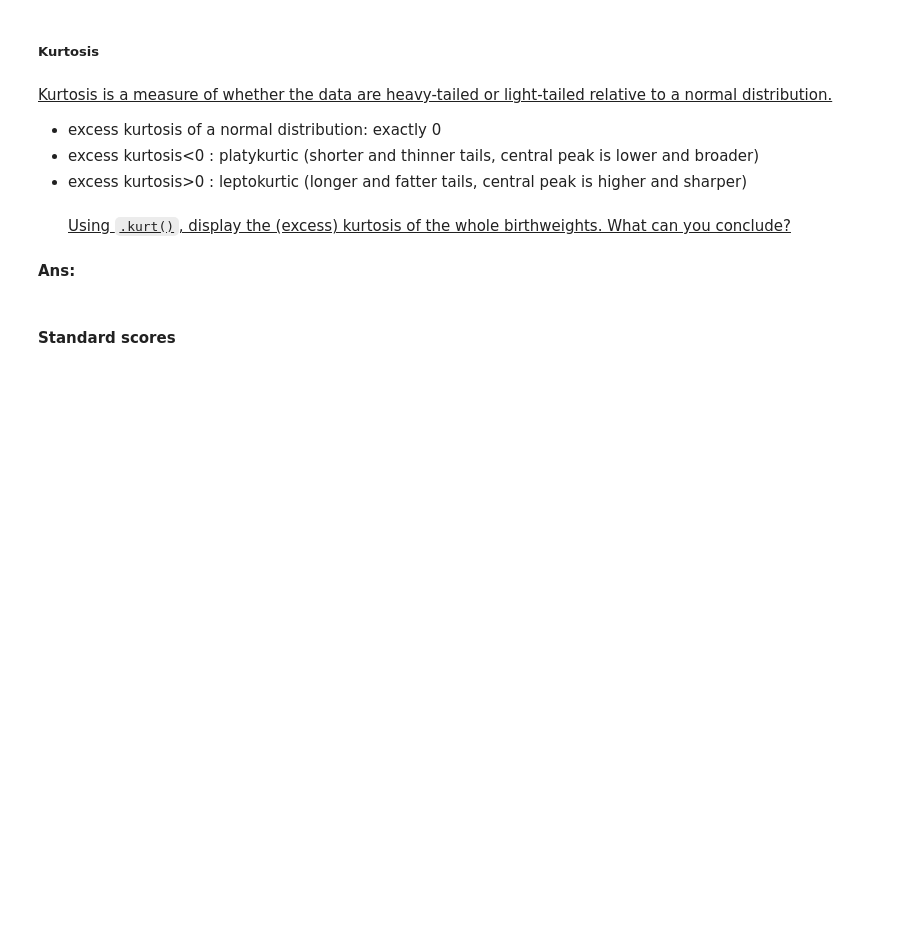
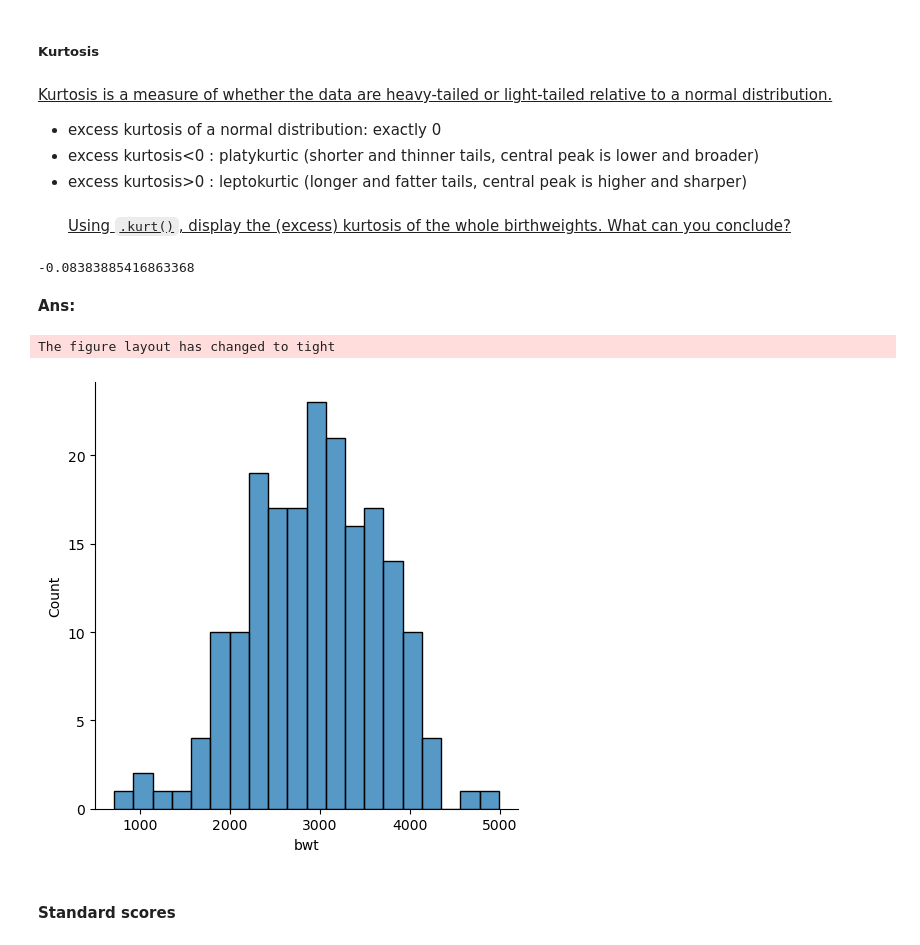
Before and after one commit to LucasVon0645/TUDa_MachineLearning-DS-Exercises, a Jupyter notebook: Data Science I/Statistical Methods and Inference/T3.1_DescriptiveStatistics.ipynb, the cells around one changed output. Saved outputs shown, nothing was run; the diff lists cells and outputs as text; code cells hidden in the pictures; blank space fills up the shorter version.

```diff
--- a/Data Science I/Statistical Methods and Inference/T3.1_DescriptiveStatistics.ipynb
+++ b/Data Science I/Statistical Methods and Inference/T3.1_DescriptiveStatistics.ipynb
@@ -334,5 +516,5 @@ birthwt.__________
 # %% [markdown]
 **Ans:**
 # %%
-birthwt["devscore"] = ______________________________
+birthwt["devscore"] = birthwt["bwt"] - birthwt["bwt"].mean()
 birthwt.head(3)
@@ -382,12 +586,18 @@ print('Mean deviation =', __________)
 <u>Using `.kurt()`, display the (excess) kurtosis of the whole birthweights. What can you conclude?</u>
 # %%
 #Ans:
+birthwt["bwt"].kurt()
+# %% [output]
+-0.08383885416863368
 # %% [markdown]
 **Ans:**
 # %%
 # Run this cell
-sns.distplot(birthwt.bwt, bins=20)
+sns.displot(birthwt.bwt, bins=20)
 plt.show()
+# %% [output]
+The figure layout has changed to tight
+[figure, added]
 # %% [markdown]
 #### Standard scores
 # %% [markdown]
```
Also changed, not shown: parts of 56 cells of this notebook.
